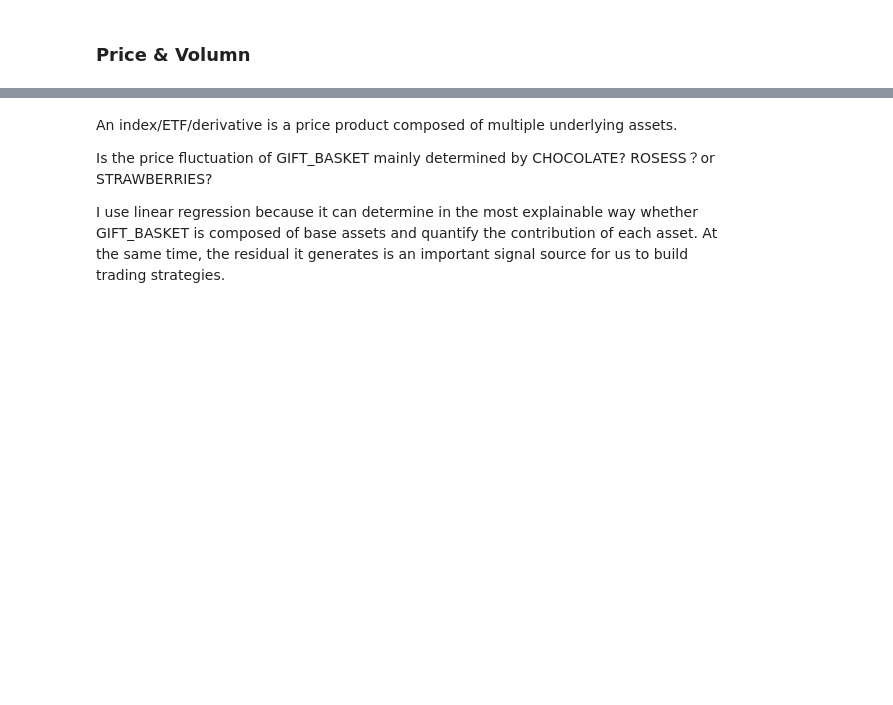
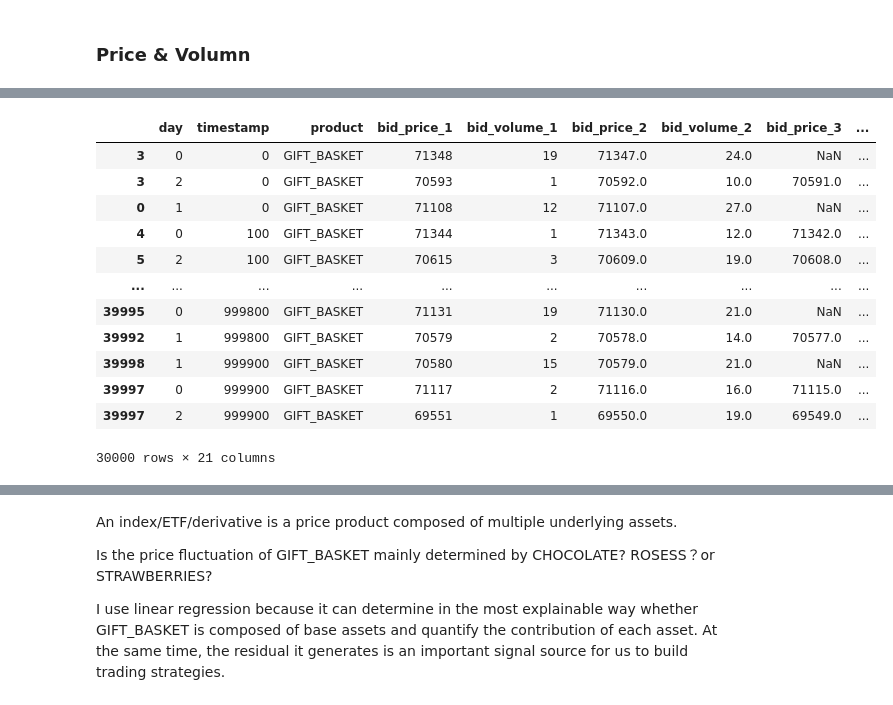
Before and after one commit to antek0308/IMC_strategy_prep, a Jupyter notebook: Round_3.ipynb, the cells around one changed output, grey strips where cells are left out. Saved outputs shown, nothing was run; the diff lists cells and outputs as text; code cells hidden in the pictures; blank space fills up the shorter version.

```diff
--- a/Round_3.ipynb
+++ b/Round_3.ipynb
@@ -264,3 +264,19 @@ plt.show()
+# %%
+GIFT_BASKET
+# %% [output]
+|  | day | timestamp | product | bid_price_1 | bid_volume_1 | bid_price_2 | bid_volume_2 | bid_price_3 | ... |
+| 3 | 0 | 0 | GIFT_BASKET | 71348 | 19 | 71347.0 | 24.0 | NaN | ... |
+| 3 | 2 | 0 | GIFT_BASKET | 70593 | 1 | 70592.0 | 10.0 | 70591.0 | ... |
+| 0 | 1 | 0 | GIFT_BASKET | 71108 | 12 | 71107.0 | 27.0 | NaN | ... |
+| 4 | 0 | 100 | GIFT_BASKET | 71344 | 1 | 71343.0 | 12.0 | 71342.0 | ... |
+| 5 | 2 | 100 | GIFT_BASKET | 70615 | 3 | 70609.0 | 19.0 | 70608.0 | ... |
+| ... | ... | ... | ... | ... | ... | ... | ... | ... | ... |
+| 39995 | 0 | 999800 | GIFT_BASKET | 71131 | 19 | 71130.0 | 21.0 | NaN | ... |
+| 39992 | 1 | 999800 | GIFT_BASKET | 70579 | 2 | 70578.0 | 14.0 | 70577.0 | ... |
+| 39998 | 1 | 999900 | GIFT_BASKET | 70580 | 15 | 70579.0 | 21.0 | NaN | ... |
+| 39997 | 0 | 999900 | GIFT_BASKET | 71117 | 2 | 71116.0 | 16.0 | 71115.0 | ... |
+| 39997 | 2 | 999900 | GIFT_BASKET | 69551 | 1 | 69550.0 | 19.0 | 69549.0 | ... |
+30000 rows × 21 columns
 # %%
 # Volume & mid-price
 plt.figure(figsize=(6, 5))
```
Also changed, not shown: parts of 9 cells of this notebook.
